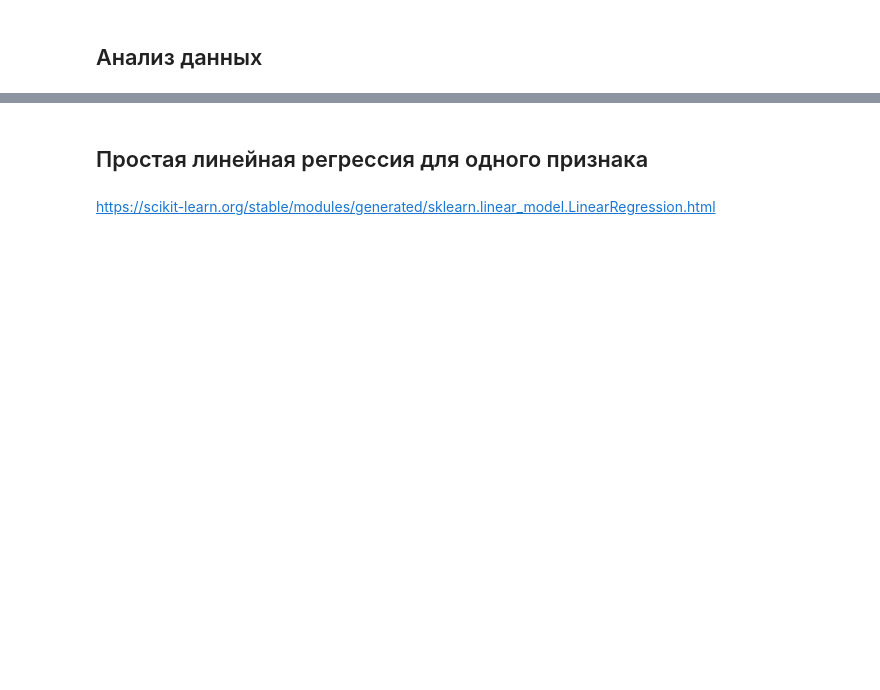
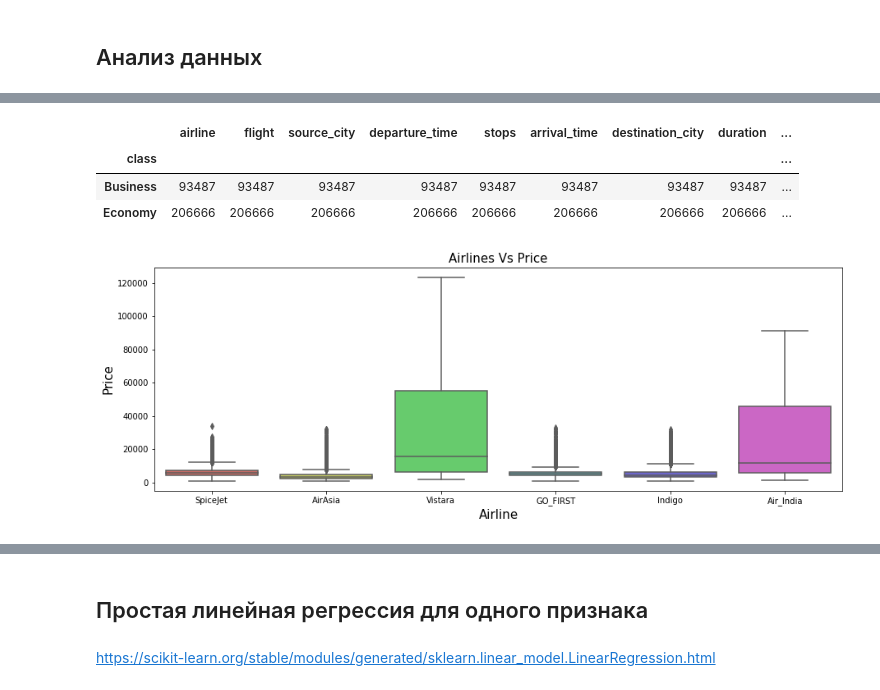
Before and after one commit to starminalush/ml_course_2022, a Jupyter notebook: lesson4/lesson4_task_linear_regression.ipynb, the cells around one changed output, grey strips where cells are left out. Cells and saved outputs as stored; diff of their text form; code cells hidden in the pictures; blank space fills up the shorter version.

```diff
--- a/lesson4/lesson4_task_linear_regression.ipynb
+++ b/lesson4/lesson4_task_linear_regression.ipynb
@@ -24,0 +96,17 @@ df.isna().sum()
+# %%
+#распредление по классу полета
+df.groupby(['class']).count()
+# %% [output]
+|  | airline | flight | source_city | departure_time | stops | arrival_time | destination_city | duration | ... |
+| class |  |  |  |  |  |  |  |  | ... |
+| Business | 93487 | 93487 | 93487 | 93487 | 93487 | 93487 | 93487 | 93487 | ... |
+| Economy | 206666 | 206666 | 206666 | 206666 | 206666 | 206666 | 206666 | 206666 | ... |
+# %%
+plt.figure(figsize=(15,5))
+sns.boxplot(x=df['airline'],y=df['price'],palette='hls')
+plt.title('Airlines Vs Price',fontsize=15)
+plt.xlabel('Airline',fontsize=15)
+plt.ylabel('Price',fontsize=15)
+plt.show()
+# %% [output]
+[figure, added]
```
Also changed, not shown: parts of 49 cells of this notebook.
